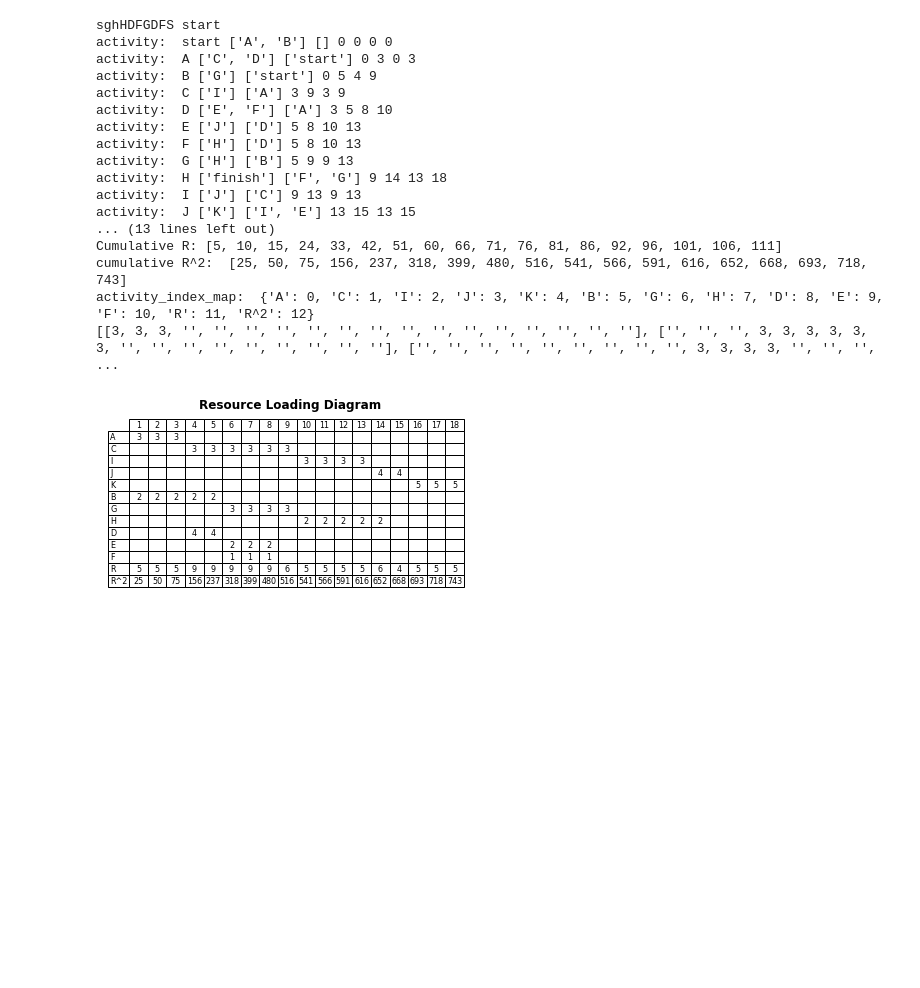
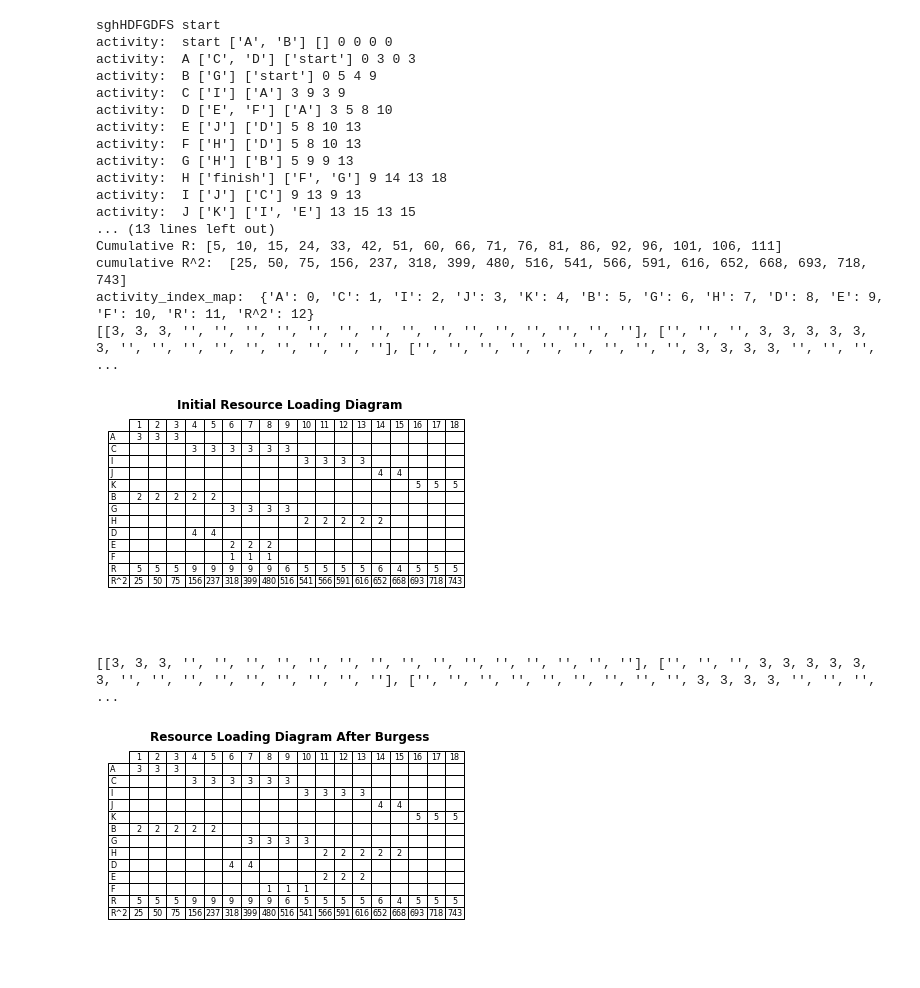
Before and after one commit to AnikaTabassum/resource_allocation, a Jupyter notebook: UI.ipynb, the cells around one changed output. Drawn from its saved outputs; the diff is of its cells as text; code cells hidden in the pictures; blank space fills up the shorter version.

Commit message:
initial and final diagrams

```diff
--- a/UI.ipynb
+++ b/UI.ipynb
@@ -505,7 +505,7 @@ class inputProcessing:
             table[r+2][c]= cumulative_r_2[c]
             val3[r+2][c]= cumulative_r_2[c]
 
-        print(table)
+        #print(table)
 
         fig, ax = plt.subplots()
         ax.set_axis_off()
@@ -515,32 +515,89 @@ class inputProcessing:
             colLabels = val1,
             rowColours =["white"] * 13,
             colColours =["white"] * 18,
             cellLoc ='center',
             loc ='upper left')
 
-        ax.set_title('Resource Loading Diagram',
+        ax.set_title('Initial Resource Loading Diagram',
+             fontweight ="bold")
+
+        plt.show()
+
+        delay_map={
+            'A':0,
+            'C':0,
+            'I':0,
+            'J':0,
+            'K':0,
+            'H': 1,
+            'G': 1,
+            'F': 2,
+            'E': 5,
+            'D': 2,
+            'B':0
+        }
+        val3 = [["" for c in range(1,19)] for r in range(1,14)]
+        table2 = [["" for c in range(0,cols)] for r in range(0,rows)]
+
+        for r in range (0,rows-2):
+            for key in activity_index_map:
+                if activity_index_map[key]==r:
+                    activity_name=key
+            for activity in all_activity:
+                if activity.name==activity_name:
+                    current_resource=activity.resource
+                    current_es=activity.es+delay_map[activity_name]
+                    current_ef=activity.ef+delay_map[activity_name]
+
+            for c in range (0,cols):
+                if c>=current_es and c<current_ef:#if c is between es and ef range
+                    table2[r][c]= current_resource #
+                    val3[r][c]= current_resource #resource
+
+        for c in range (0,cols):
+            table2[r+1][c]= resource_list[c] #updated resource list
+            val3[r+1][c]= resource_list[c] #updated resource list
+            table2[r+2][c]= cumulative_r_2[c] #updated cululative r^2
+            val3[r+2][c]= cumulative_r_2[c] #updated cululative r^2
+
+        #print(table2)
+
+        fig, ax = plt.subplots()
+        ax.set_axis_off()
+        table = ax.table(
+            cellText = val3,
+            rowLabels = val2,
+            colLabels = val1,
+            rowColours =["white"] * 13,
+            colColours =["white"] * 18,
+            cellLoc ='center',
+            loc ='upper left')
+
+        ax.set_title('Resource Loading Diagram After Burgess',
              fontweight ="bold")
 
         plt.show()
 
 inputProcessing().takeinput()
 # inputProcessing().forward_pass()
 # %% [output]
 sghHDFGDFS start
 activity:  start ['A', 'B'] [] 0 0 0 0
 activity:  A ['C', 'D'] ['start'] 0 3 0 3
 activity:  B ['G'] ['start'] 0 5 4 9
 activity:  C ['I'] ['A'] 3 9 3 9
 activity:  D ['E', 'F'] ['A'] 3 5 8 10
 activity:  E ['J'] ['D'] 5 8 10 13
 activity:  F ['H'] ['D'] 5 8 10 13
 activity:  G ['H'] ['B'] 5 9 9 13
 activity:  H ['finish'] ['F', 'G'] 9 14 13 18
 activity:  I ['J'] ['C'] 9 13 9 13
 activity:  J ['K'] ['I', 'E'] 13 15 13 15
 ... (13 lines left out)
 Cumulative R: [5, 10, 15, 24, 33, 42, 51, 60, 66, 71, 76, 81, 86, 92, 96, 101, 106, 111]
 cumulative R^2:  [25, 50, 75, 156, 237, 318, 399, 480, 516, 541, 566, 591, 616, 652, 668, 693, 718, 743]
 activity_index_map:  {'A': 0, 'C': 1, 'I': 2, 'J': 3, 'K': 4, 'B': 5, 'G': 6, 'H': 7, 'D': 8, 'E': 9, 'F': 10, 'R': 11, 'R^2': 12}
 [[3, 3, 3, '', '', '', '', '', '', '', '', '', '', '', '', '', '', ''], ['', '', '', 3, 3, 3, 3, 3, 3, '', '', '', '', '', '', '', '', ''], ['', '', '', '', '', '', '', '', '', 3, 3, 3, 3, '', '', '', ...
-[figure, old version]
+[figure, new version]
+[[3, 3, 3, '', '', '', '', '', '', '', '', '', '', '', '', '', '', ''], ['', '', '', 3, 3, 3, 3, 3, 3, '', '', '', '', '', '', '', '', ''], ['', '', '', '', '', '', '', '', '', 3, 3, 3, 3, '', '', '', ...
+[figure, added]
```
